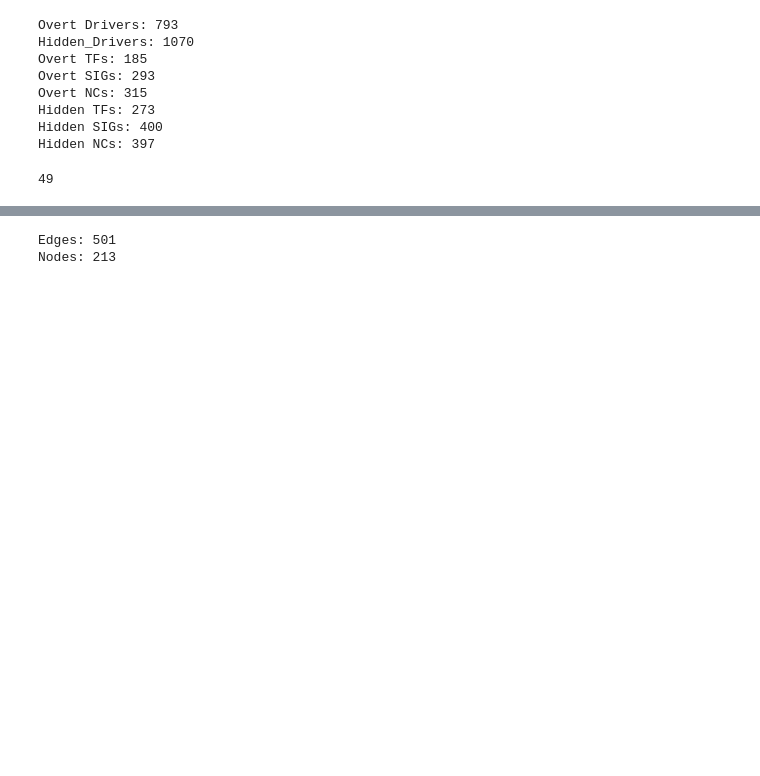
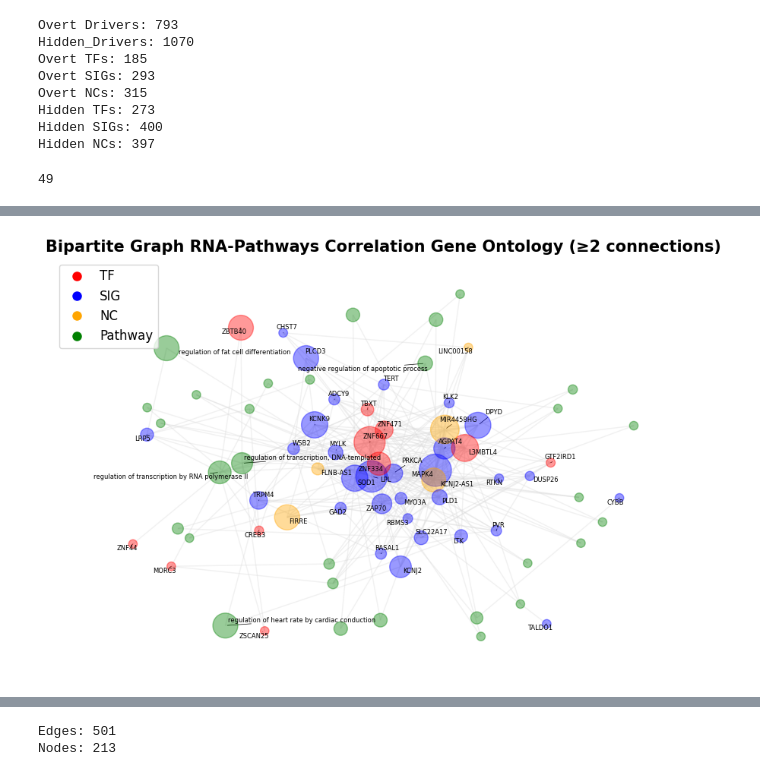
Before and after one commit to BiodataAnalysisGroup/lncAPNet, a Jupyter notebook: Pilot_1_CLL/notebooks/Post-hoc_Analysis/Networks_sc1.ipynb, the cells around one changed output, grey strips where cells are left out. Saved outputs shown, nothing was run; the diff lists cells and outputs as text; code cells hidden in the pictures; blank space fills up the shorter version.

```diff
--- a/Pilot_1_CLL/notebooks/Post-hoc_Analysis/Networks_sc1.ipynb
+++ b/Pilot_1_CLL/notebooks/Post-hoc_Analysis/Networks_sc1.ipynb
@@ -511,5 +322,13 @@ Rest pathways:
 # %%
 ### NETWORK
+# %%
+df_go['MI'] = None
+df_go['spearman'] = None
+df_go['p-value'] = None
+
+df_rest['MI'] = None
+df_rest['spearman'] = None
+df_rest['p-value'] = None
 # %%
 combined_df = pd.concat([df_go, df_rest], axis=0, ignore_index=True)
 
@@ -624,0 +520,78 @@ len(node_combined)
+# %%
+F = G
+
+# Parameters
+label_types = {'NC', 'TF', 'SIG'}
+top_n_pathways = 5   # number of top pathways to label
+min_degree_pathway = 2  # keep only pathways with >= 3 connections
+
+# Clean labels function
+def clean_label(label):
+    patterns = [r'R-HSA-\d+', r'WP\d+', r'\(GO:\d+\)']
+    for pattern in patterns:
+        label = re.sub(pattern, '', label)
+    return label.strip()
+
+# Keep only pathways with at least min_degree_pathway neighbors
+pathways_to_keep = [
+    n for n in F.nodes()
+    if F.nodes[n]['Type'] == 'Pathway' and F.degree(n) >= min_degree_pathway
+]
+
+# Create subgraph with those pathways + all other node types
+nodes_to_keep = [
+    n for n in F.nodes()
+    if F.nodes[n]['Type'] in label_types or n in pathways_to_keep
+]
+F_filtered = F.subgraph(nodes_to_keep).copy()
+
+# Recompute centrality on filtered graph
+centrality = nx.betweenness_centrality(F_filtered, k=10, endpoints=True)
+
+# Compute pathway correlation (using centrality as proxy)
+pathway_corr = {n: centrality[n] for n in F_filtered.nodes() if F_filtered.nodes[n]['Type'] == 'Pathway'}
+
+# Select top N pathways
+top_pathways = sorted(pathway_corr, key=pathway_corr.get, reverse=True)[:top_n_pathways]
+
+# Create label dictionary: NC, TF, SIG + top pathways
+cleaned_labels = {}
+for node in F_filtered.nodes():
+    if F_filtered.nodes[node]['Type'] in label_types or node in top_pathways:
+        cleaned_labels[node] = clean_label(node)
+
+# Compute positions, colors, and node sizes
+pos = nx.spring_layout(F_filtered, k=0.8, seed=1400)
+type_color_map = {'TF': 'red', 'SIG': 'blue', 'NC': 'orange', 'Pathway': 'green'}
+node_color = [type_color_map.get(F_filtered.nodes[node]['Type'], 'grey') for node in F_filtered.nodes()]
+node_size = [centrality[v] * 5000 for v in F_filtered.nodes()]
+
+# Plot graph
+fig, ax = plt.subplots(figsize=(9, 6))
+
+nx.draw_networkx_nodes(F_filtered, pos=pos, node_color=node_color, node_size=node_size, alpha=0.4)
+nx.draw_networkx_edges(F_filtered, pos=pos, edge_color="gainsboro", alpha=0.4)
+
+# Add labels
+texts = []
+for node, label in cleaned_labels.items():
+    x, y = pos[node]
+    text = ax.text(x, y, label, fontsize=6, ha='center', va='center')
+    texts.append(text)
+
+adjust_text(texts, arrowprops=dict(arrowstyle='-', color='black', lw=0.5))
+
+# Legend
+handles = [plt.Line2D([0], [0], marker='o', color='w', markerfacecolor=color, markersize=10)
+           for color in type_color_map.values()]
+labels = list(type_color_map.keys())
+ax.legend(handles=handles, labels=labels, loc='upper left', fontsize=12)
+
+plt.title("Bipartite Graph RNA-Pathways Correlation Gene Ontology (≥2 connections)", fontsize=15, fontweight='bold')
+ax.margins(0.1, 0.05)
+fig.tight_layout()
+plt.axis("off")
+plt.savefig("../../figures/Bipartite_graph_CLL_filtered_GO.png", dpi=300, bbox_inches='tight')
+plt.show()
+# %% [output]
+[figure, added]
```
Also changed, not shown: parts of 14 cells of this notebook, 31 other files.
